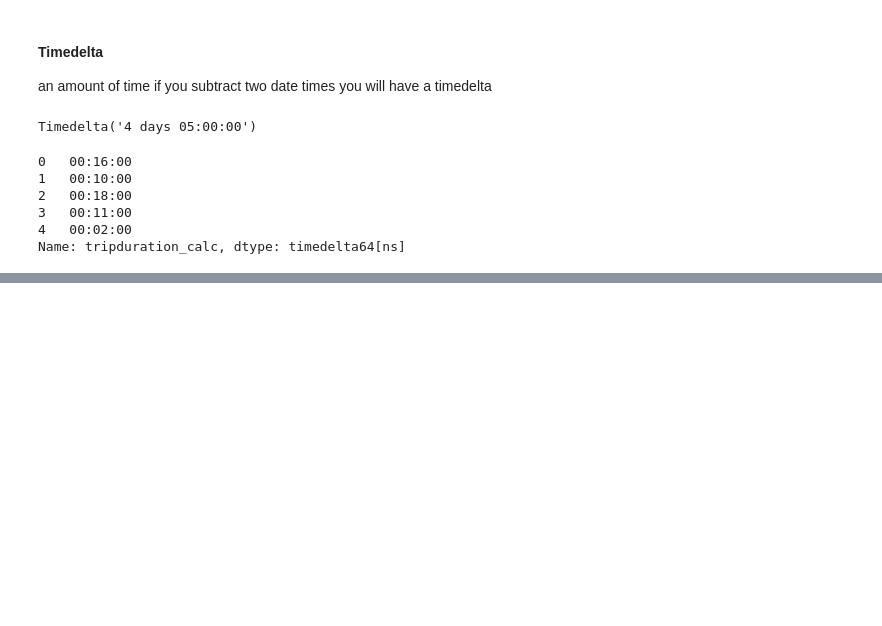
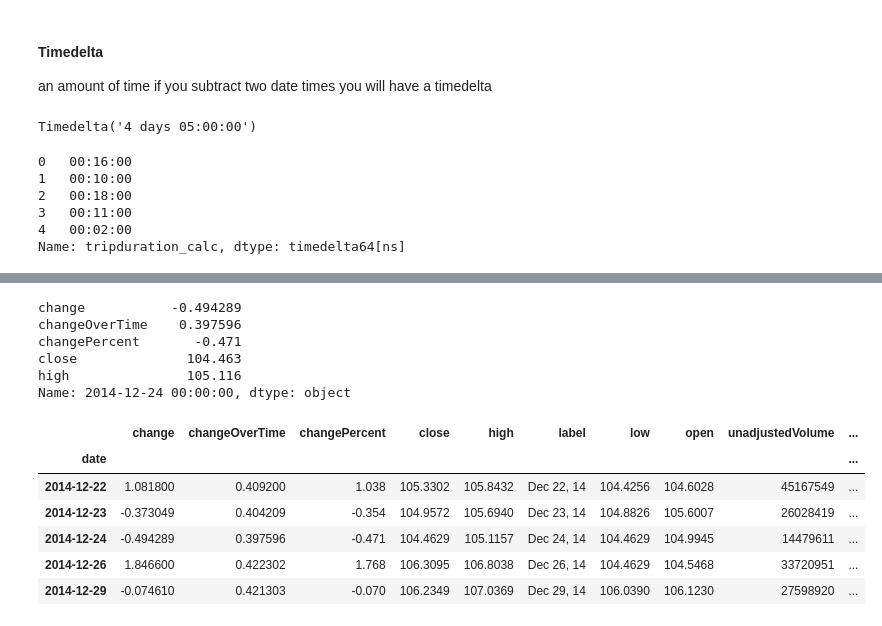
Before and after one commit to estefaniaakers/dunder-data, a Jupyter notebook: dunder-data-bootcamp/04. Time Series/Notes - 04. Time Series.ipynb, the cells around one changed output, grey strips where cells are left out. Saved outputs shown, nothing was run; the diff lists cells and outputs as text; code cells hidden in the pictures; blank space fills up the shorter version.

```diff
--- a/dunder-data-bootcamp/04. Time Series/Notes - 04. Time Series.ipynb
+++ b/dunder-data-bootcamp/04. Time Series/Notes - 04. Time Series.ipynb
@@ -108,0 +141,20 @@ Name: tripduration_calc, dtype: timedelta64[ns]
+# %%
+#subselection with date time on the index
+stocks.loc['2014-12-24'].head()
+# %% [output]
+change           -0.494289
+changeOverTime    0.397596
+changePercent       -0.471
+close              104.463
+high               105.116
+Name: 2014-12-24 00:00:00, dtype: object
+# %%
+stocks.loc['2014-12-22':'2015-12-22'].head()
+# %% [output]
+|  | change | changeOverTime | changePercent | close | high | label | low | open | unadjustedVolume | ... |
+| date |  |  |  |  |  |  |  |  |  | ... |
+| 2014-12-22 | 1.081800 | 0.409200 | 1.038 | 105.3302 | 105.8432 | Dec 22, 14 | 104.4256 | 104.6028 | 45167549 | ... |
+| 2014-12-23 | -0.373049 | 0.404209 | -0.354 | 104.9572 | 105.6940 | Dec 23, 14 | 104.8826 | 105.6007 | 26028419 | ... |
+| 2014-12-24 | -0.494289 | 0.397596 | -0.471 | 104.4629 | 105.1157 | Dec 24, 14 | 104.4629 | 104.9945 | 14479611 | ... |
+| 2014-12-26 | 1.846600 | 0.422302 | 1.768 | 106.3095 | 106.8038 | Dec 26, 14 | 104.4629 | 104.5468 | 33720951 | ... |
+| 2014-12-29 | -0.074610 | 0.421303 | -0.070 | 106.2349 | 107.0369 | Dec 29, 14 | 106.0390 | 106.1230 | 27598920 | ... |
```
Also changed, not shown: parts of 18 cells of this notebook.
